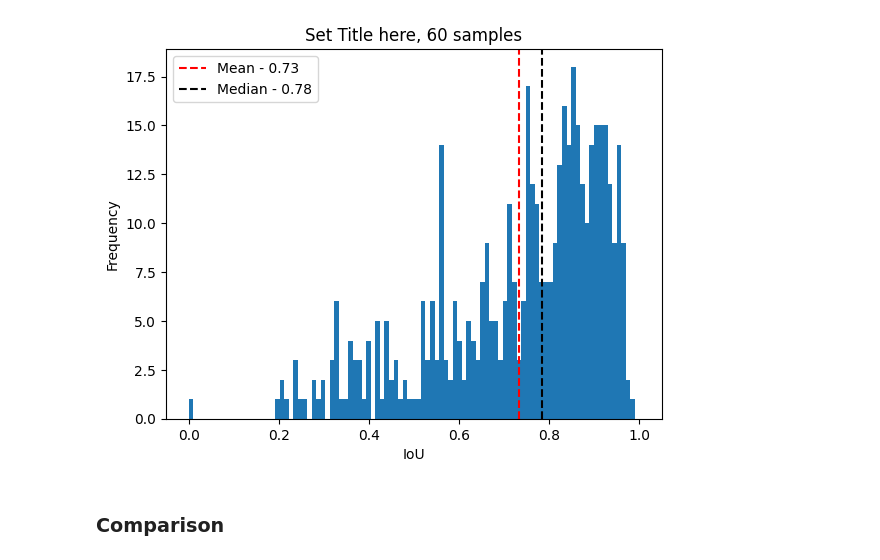
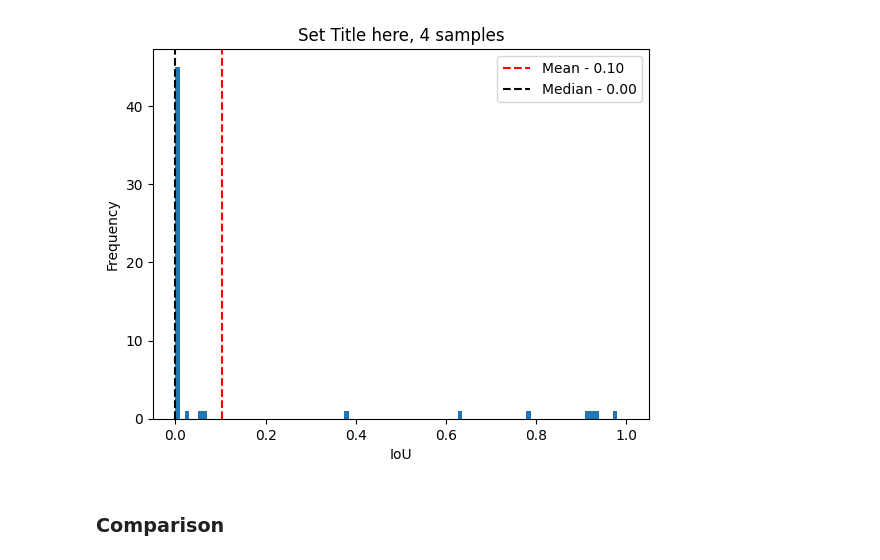
Before and after one commit to jsvobo/DetSeg, a Jupyter notebook: IoU_recall_visuals.ipynb, the cells around one changed output. Drawn from its saved outputs; the diff is of its cells as text; code cells hidden in the pictures.

Commit message:
trying matching, rewriting evaluator,alternative prompts in pipeline

```diff
--- a/IoU_recall_visuals.ipynb
+++ b/IoU_recall_visuals.ipynb
@@ -12,3 +14,4 @@ import utils
 # %%
-path = "./out/pipeline_results/gt_boxes_middle_sam1_b_coco_val_60_08_26"
-results, config, array_boxes, array_masks = utils.load_results(path)
+path = "./out/pipeline_results/GroundingDinoTiny_SamWrapper_b_CocoLoader_val_4_08_30"
+results, config, array_boxes, array_masks, index_array = utils.load_results(path)
+# index array translates index in other arrays to index in the dataset
@@ -36,26 +51,26 @@ print(np.sum(IoU_array >= thr) / len(IoU_array))
 # %%
 lspace = np.linspace(0.0, 1.0, 100)
 
 # Calculate the number of objects in each bin
 hist, bins, _ = plt.hist(IoU_array, bins=lspace)
 
 # Find the bin index where the mean value of IoU_array falls
 mean_threshold = np.mean(IoU_array)
 median_threshold = np.median(IoU_array)
 plt.axvline(x=mean_threshold, color="red", linestyle="--")
 plt.axvline(x=median_threshold, color="black", linestyle="--")
 # Add labels and title
 plt.xlabel("IoU")
 plt.ylabel("Frequency")
-size = (config["max_batch"] * config["batchsize"])
+size = (config["max_batch"] * config["batch_size"])
 plt.title(f"Set Title here, {size} samples")
 
 mean = "{:.2f}".format(mean_threshold)
 median = "{:.2f}".format(median_threshold)
 plt.legend([f"Mean - {mean}", f"Median - {median}"])
 # Show the plot
 plt.show()
 # %% [output]
-[figure, old version]
+[figure, new version]
 # %% [markdown]
 ### Comparison
```
Also changed, not shown: parts of 6 cells of this notebook, 10 other files.
